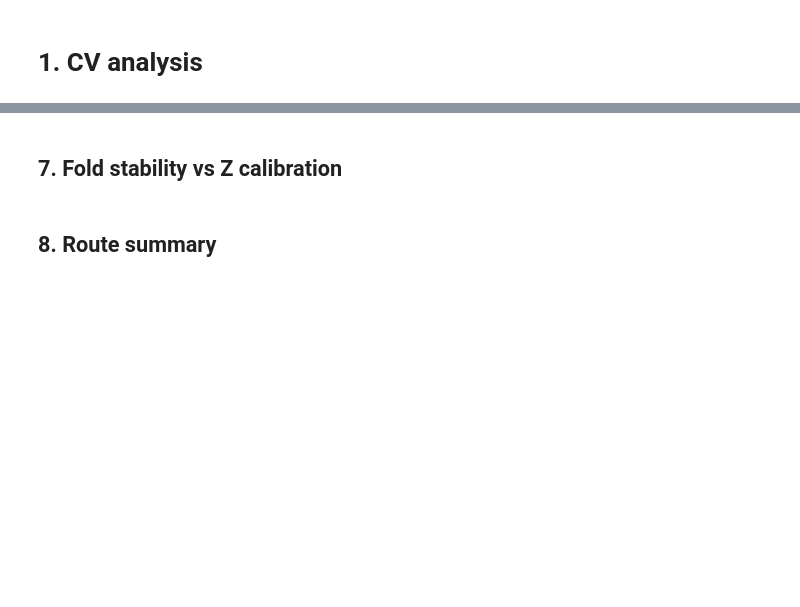
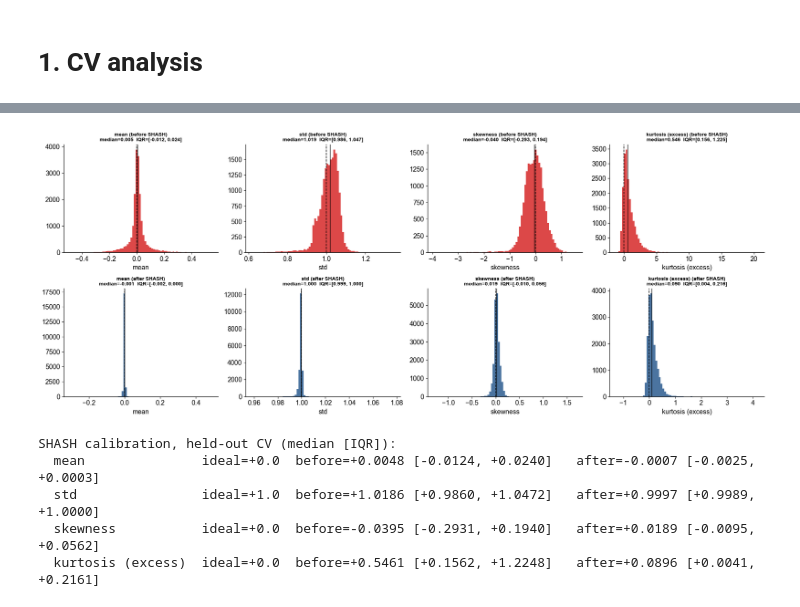
Before and after one commit to jmj3078/cfRNA_Disentaglement, a Jupyter notebook: MixedEffectsModeling/1_cv_analysis.ipynb, the cells around one changed output, grey strips where cells are left out. Saved outputs shown, nothing was run; the diff lists cells and outputs as text; code cells hidden in the pictures; blank space fills up the shorter version.

```diff
--- a/MixedEffectsModeling/1_cv_analysis.ipynb
+++ b/MixedEffectsModeling/1_cv_analysis.ipynb
@@ -345,2 +153,0 @@ plt.tight_layout(); plt.savefig(FIG / 'cv_ppc_replicates.png', dpi=150, bbox_inc
-# %% [markdown]
-## 7. Fold stability vs Z calibration
@@ -387,2 +153,0 @@ plt.tight_layout(); plt.savefig(FIG / 'cv_stability_vs_calibration.png', dpi=150
-# %% [markdown]
-## 8. Route summary
@@ -416,0 +226,62 @@ print(f"saved -> {CV / 'cv_route_summary.csv'}, figures in {FIG}")
+# %%
+'''
+7. SHASH calibration: before vs after, at the moment level (mean/std/skew/kurtosis)
+cv_stats already carries raw (pre-SHASH) mean_z/std_z/cv_raw_skew/cv_raw_kurtosis and post-SHASH
+cv_corrected_skew/cv_corrected_kurtosis (both from the same held-out z, cv_engine.py + calibration.py).
+Only the post-SHASH mean/std are missing -- shash_transform_to_z is a closed-form transform (no
+refit), so it's cheap to apply per gene from cv_zscores.pkl + the stored per-gene SHASH params.
+No cv_ppc.pkl needed.
+'''
+from MixedEffectsModeling.core.shash import shash_transform_to_z
+
+SHASH_MOM_CACHE = CV / 'cv_shash_corrected_moments.csv'
+if SHASH_MOM_CACHE.exists():
+    mom = pd.read_csv(SHASH_MOM_CACHE)
+else:
+    zdict = pickle.load(open(CV / 'cv_zscores.pkl', 'rb'))
+    params = cv.set_index('gene')[['cv_shash_ok', 'cv_shash_xi', 'cv_shash_eta', 'cv_shash_eps', 'cv_shash_delta']]
+    rows = []
+    for g, z in zdict.items():
+        if g not in params.index:
+            continue
+        z = z[np.isfinite(z)]
+        p = params.loc[g]
+        z_corr = shash_transform_to_z(z.astype(np.float64), p.cv_shash_xi, p.cv_shash_eta,
+                                      p.cv_shash_eps, p.cv_shash_delta) if p.cv_shash_ok else z
+        rows.append({'gene': g, 'corrected_mean': float(np.mean(z_corr)), 'corrected_std': float(np.std(z_corr))})
+    mom = pd.DataFrame(rows)
+    mom.to_csv(SHASH_MOM_CACHE, index=False)
+
+cv2 = cv.merge(mom, on='gene', how='left')
+
+metrics = [('mean', 'mean_z', 'corrected_mean', 0.0),
+          ('std', 'std_z', 'corrected_std', 1.0),
+          ('skewness', 'cv_raw_skew', 'cv_corrected_skew', 0.0),
+          ('kurtosis (excess)', 'cv_raw_kurtosis', 'cv_corrected_kurtosis', 0.0)]
+
+fig, axes = plt.subplots(2, 4, figsize=(20, 8))
+for col, (lab, raw_c, corr_c, ideal) in enumerate(metrics):
+    for row, (c, title, color) in enumerate([(raw_c, f'{lab} (before SHASH)', '#d62828'),
+                                              (corr_c, f'{lab} (after SHASH)', '#2b5c8f')]):
+        ax = axes[row, col]
+        v = cv2[c].dropna()
+        ax.hist(v, bins=80, color=color, edgecolor='none', alpha=0.85)
+        ax.axvline(ideal, color='black', linewidth=1.2, linestyle='--')
+        ax.axvline(v.median(), color='black', linewidth=1.0)
+        ax.set_title(f'{title}\nmedian={v.median():.3f}  IQR=[{v.quantile(.25):.3f}, {v.quantile(.75):.3f}]',
+                    fontsize=10, fontweight='bold')
+        ax.set_xlabel(lab)
+plt.tight_layout(); plt.savefig(FIG / 'cv_shash_before_after.png', dpi=150, bbox_inches='tight'); plt.show()
+
+print('SHASH calibration, held-out CV (median [IQR]):')
+for lab, raw_c, corr_c, ideal in metrics:
+    r, c = cv2[raw_c].dropna(), cv2[corr_c].dropna()
+    print(f'  {lab:18s} ideal={ideal:+.1f}  before={r.median():+.4f} [{r.quantile(.25):+.4f}, {r.quantile(.75):+.4f}]'
+         f'   after={c.median():+.4f} [{c.quantile(.25):+.4f}, {c.quantile(.75):+.4f}]')
+# %% [output]
+[figure, added]
+SHASH calibration, held-out CV (median [IQR]):
+  mean               ideal=+0.0  before=+0.0048 [-0.0124, +0.0240]   after=-0.0007 [-0.0025, +0.0003]
+  std                ideal=+1.0  before=+1.0186 [+0.9860, +1.0472]   after=+0.9997 [+0.9989, +1.0000]
+  skewness           ideal=+0.0  before=-0.0395 [-0.2931, +0.1940]   after=+0.0189 [-0.0095, +0.0562]
+  kurtosis (excess)  ideal=+0.0  before=+0.5461 [+0.1562, +1.2248]   after=+0.0896 [+0.0041, +0.2161]
```
Also changed, not shown: parts of 17 cells of this notebook, 18 other files.
